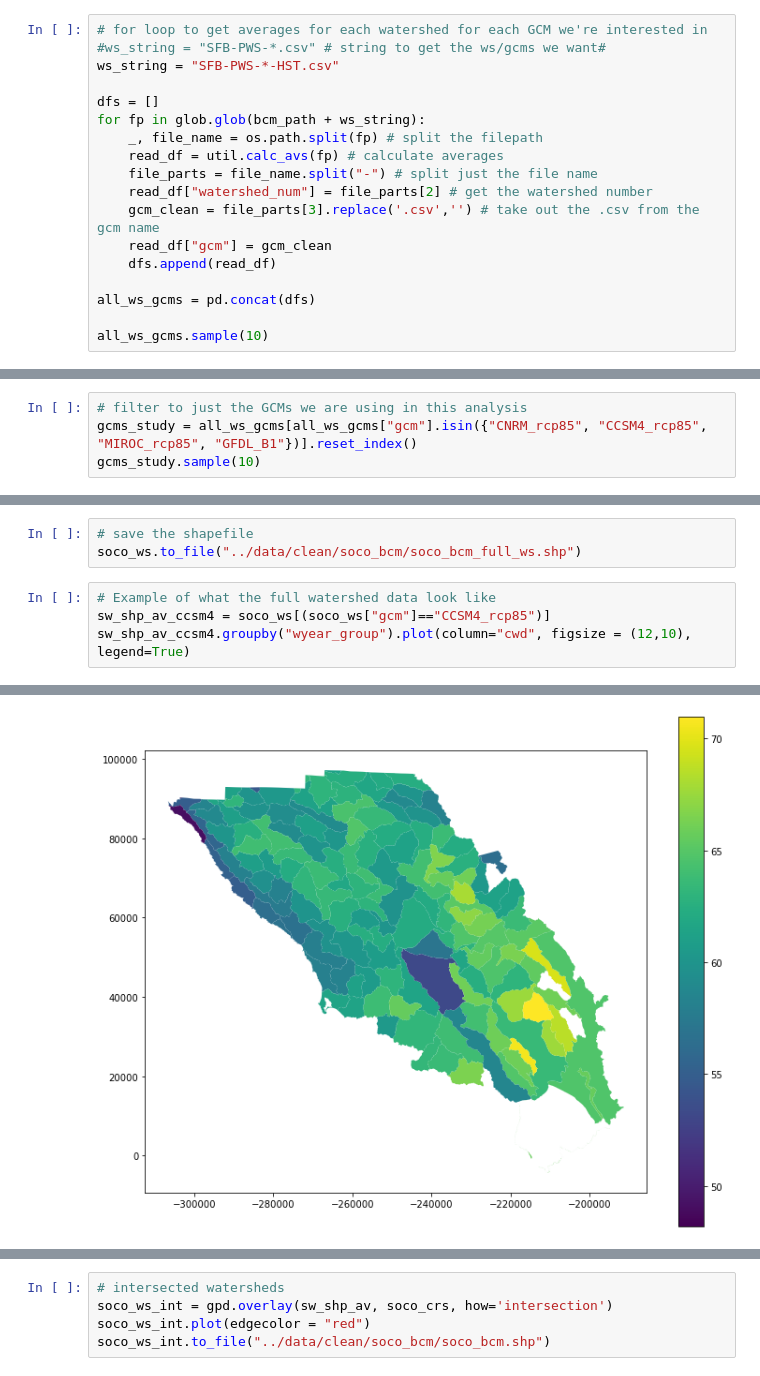
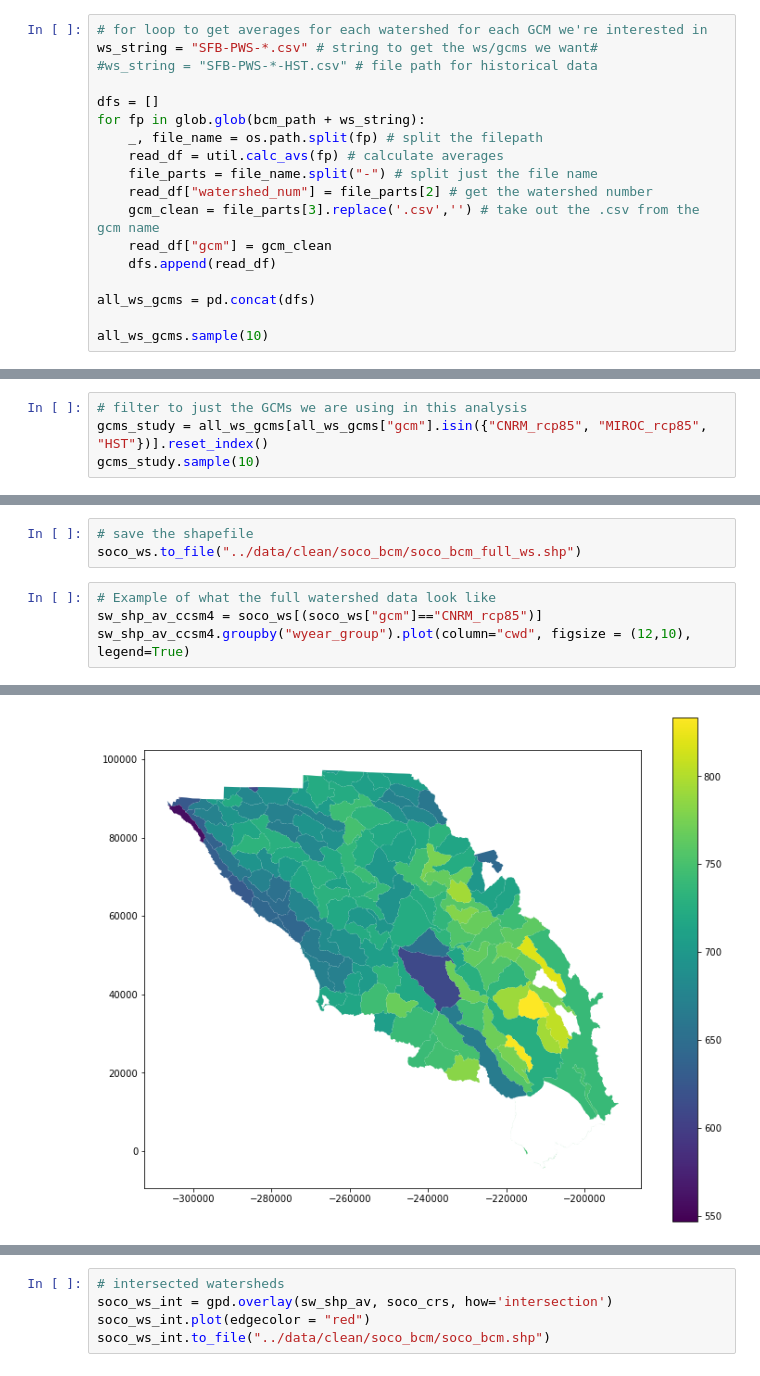
Before and after one commit to acmarley-erg/soco_resilience, a Jupyter notebook: py/bcm_processing.ipynb, the cells around one changed output, grey strips where cells are left out. Saved outputs shown, nothing was run; the diff lists cells and outputs as text.

```diff
--- a/py/bcm_processing.ipynb
+++ b/py/bcm_processing.ipynb
@@ -17,8 +20,8 @@ import util
 bcm_path = "../data/raw/Sonoma County_BCM/"
 # %%
 # for loop to get averages for each watershed for each GCM we're interested in
-#ws_string = "SFB-PWS-*.csv" # string to get the ws/gcms we want#
-ws_string = "SFB-PWS-*-HST.csv"
+ws_string = "SFB-PWS-*.csv" # string to get the ws/gcms we want#
+#ws_string = "SFB-PWS-*-HST.csv" # file path for historical data
 
 dfs = []
 for fp in glob.glob(bcm_path + ws_string):
@@ -56,7 +59,7 @@ hist_baseline.to_csv("../data/clean/soco_bcm/bcm_hist_base.csv")
 all_ws_gcms.to_csv("../data/clean/bcm_all_ws_gcms.csv")
 # %%
 # filter to just the GCMs we are using in this analysis
-gcms_study = all_ws_gcms[all_ws_gcms["gcm"].isin({"CNRM_rcp85", "CCSM4_rcp85", "MIROC_rcp85", "GFDL_B1"})].reset_index()
+gcms_study = all_ws_gcms[all_ws_gcms["gcm"].isin({"CNRM_rcp85", "MIROC_rcp85", "HST"})].reset_index()
 gcms_study.sample(10)
 # %% [output]
 |  | wyear_group | stor | rch | run | aet | cwd | tmax | tmin | ppt | pet | ... |
@@ -135,12 +138,12 @@ soco_crs.plot(ax=ax, edgecolor="red", color = None, alpha = 0.5)
 soco_ws.to_file("../data/clean/soco_bcm/soco_bcm_full_ws.shp")
 # %%
 # Example of what the full watershed data look like
-sw_shp_av_ccsm4 = soco_ws[(soco_ws["gcm"]=="CCSM4_rcp85")]
+sw_shp_av_ccsm4 = soco_ws[(soco_ws["gcm"]=="CNRM_rcp85")]
 sw_shp_av_ccsm4.groupby("wyear_group").plot(column="cwd", figsize = (12,10), legend=True)
 # %% [output]
 wyear_group
 2010-2039    AxesSubplot(0.125,0.174147;0.62x0.656706)
 2040-2069    AxesSubplot(0.125,0.174147;0.62x0.656706)
 2070-2099    AxesSubplot(0.125,0.174147;0.62x0.656706)
 dtype: object
-[figure, old version]
+[figure, new version]
```
Also changed, not shown: parts of 8 cells of this notebook, 1 other file.
